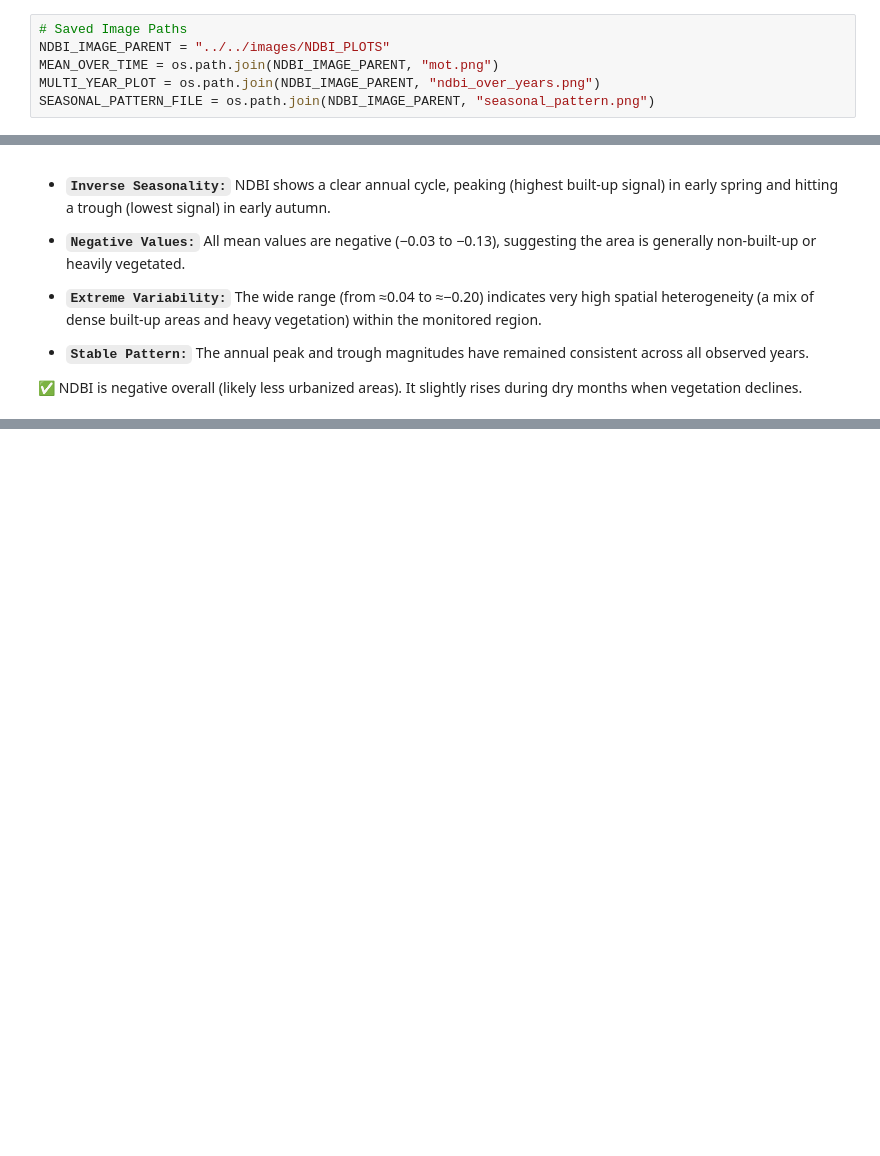
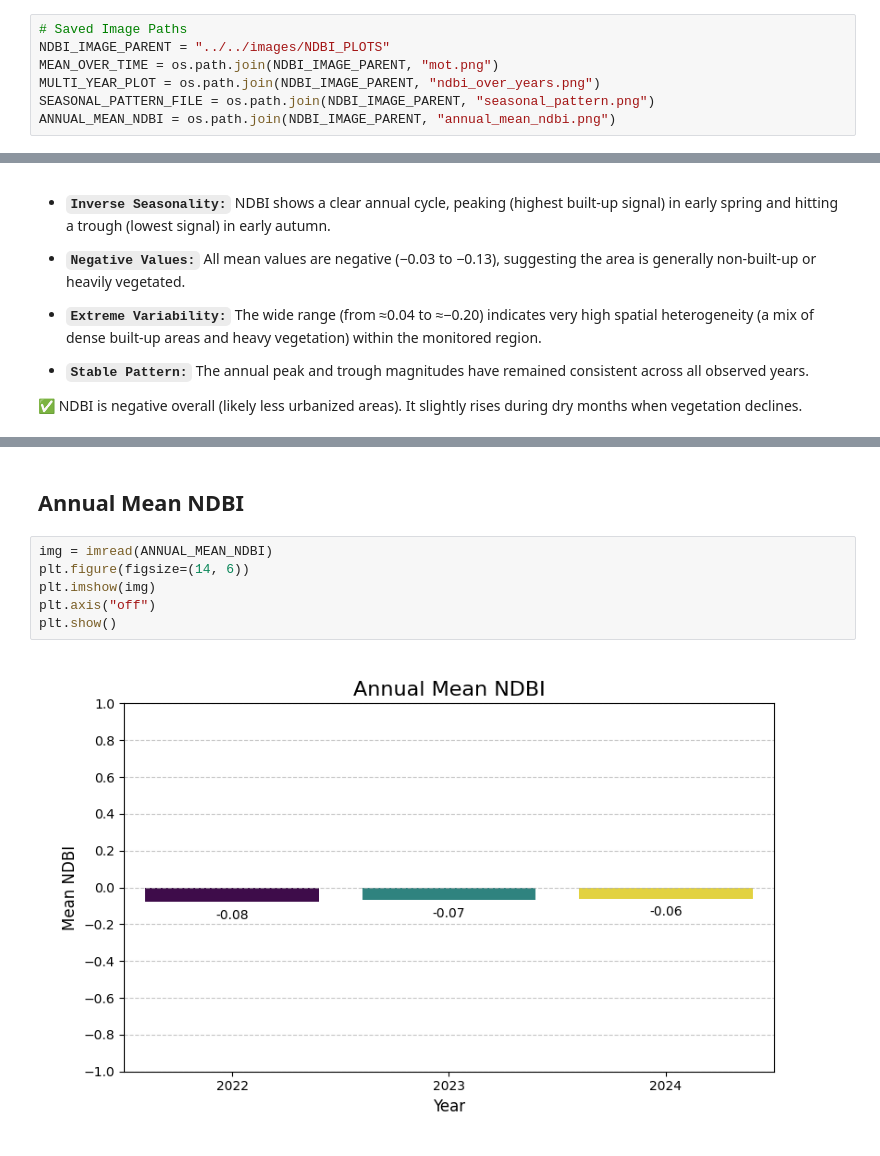
Before and after one commit to SiddhuShkya/Mach24-Orbital-Project, a Jupyter notebook: notebooks/Data-Analysis/Normalized-Difference-Builtup-Index.ipynb, the cells around one changed output, grey strips where cells are left out. Drawn from its saved outputs; the diff is of its cells as text; blank space fills up the shorter version.

```diff
--- a/notebooks/Data-Analysis/Normalized-Difference-Builtup-Index.ipynb
+++ b/notebooks/Data-Analysis/Normalized-Difference-Builtup-Index.ipynb
@@ -19,4 +29,5 @@ NDBI_IMAGE_PARENT = "../../images/NDBI_PLOTS"
 MEAN_OVER_TIME = os.path.join(NDBI_IMAGE_PARENT, "mot.png")
 MULTI_YEAR_PLOT = os.path.join(NDBI_IMAGE_PARENT, "ndbi_over_years.png")
 SEASONAL_PATTERN_FILE = os.path.join(NDBI_IMAGE_PARENT, "seasonal_pattern.png")
+ANNUAL_MEAN_NDBI = os.path.join(NDBI_IMAGE_PARENT, "annual_mean_ndbi.png")
 # %% [markdown]
@@ -42,0 +88,10 @@ plt.show()
+# %% [markdown]
+## Annual Mean NDBI
+# %%
+img = imread(ANNUAL_MEAN_NDBI)
+plt.figure(figsize=(14, 6))
+plt.imshow(img)
+plt.axis("off")
+plt.show()
+# %% [output]
+[figure, added]
```
Also changed, not shown: parts of 16 cells of this notebook, 3 other files.
